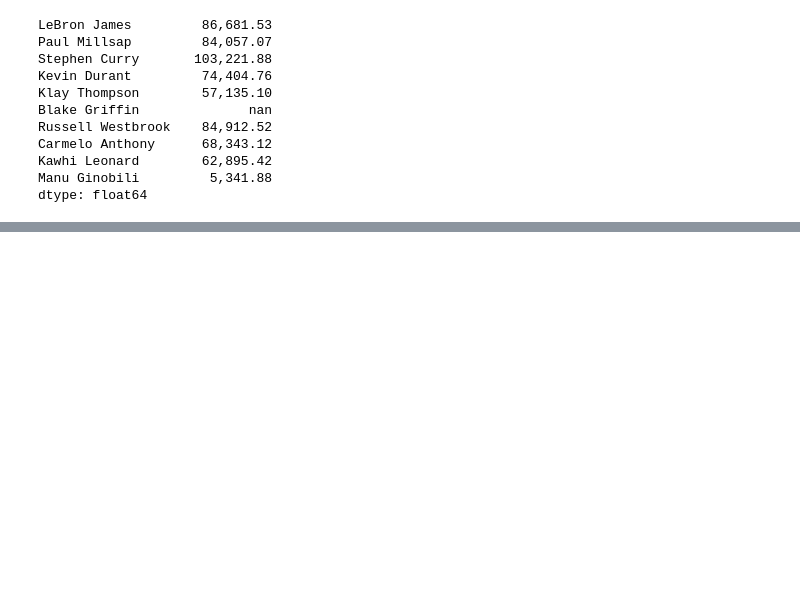
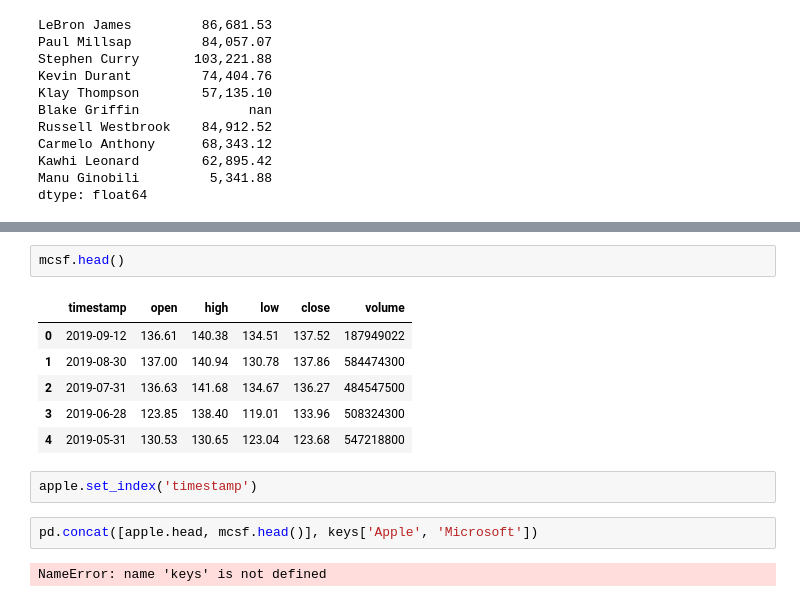
Before and after one commit to snyderjamie/ds-class-4-hierarchical-data-grouping-and-aggregations, a Jupyter notebook: 5 - Apply, applymap and map.ipynb, the cells around one changed output, grey strips where cells are left out. Cells and saved outputs as stored; diff of their text form; blank space fills up the shorter version.

```diff
--- a/5 - Apply, applymap and map.ipynb
+++ b/5 - Apply, applymap and map.ipynb
@@ -373,0 +401,15 @@ dtype: float64
+# %%
+mcsf.head()
+# %% [output]
+|  | timestamp | open | high | low | close | volume |
+| 0 | 2019-09-12 | 136.61 | 140.38 | 134.51 | 137.52 | 187949022 |
+| 1 | 2019-08-30 | 137.00 | 140.94 | 130.78 | 137.86 | 584474300 |
+| 2 | 2019-07-31 | 136.63 | 141.68 | 134.67 | 136.27 | 484547500 |
+| 3 | 2019-06-28 | 123.85 | 138.40 | 119.01 | 133.96 | 508324300 |
+| 4 | 2019-05-31 | 130.53 | 130.65 | 123.04 | 123.68 | 547218800 |
+# %%
+apple.set_index('timestamp')
+# %%
+pd.concat([apple.head, mcsf.head()], keys['Apple', 'Microsoft'])
+# %% [output]
+NameError: name 'keys' is not defined
```
Also changed, not shown: parts of 10 cells of this notebook, 4 other files.
